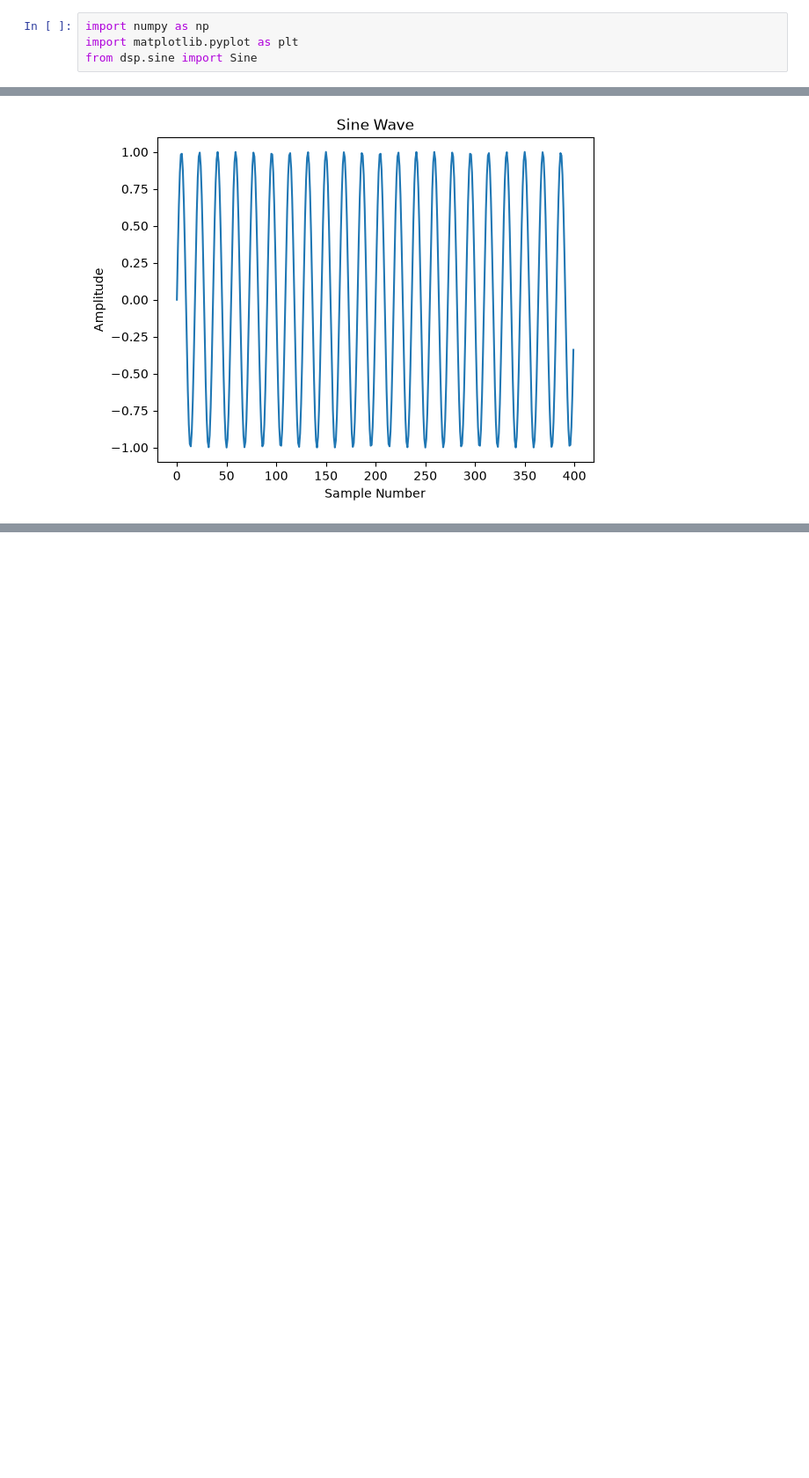
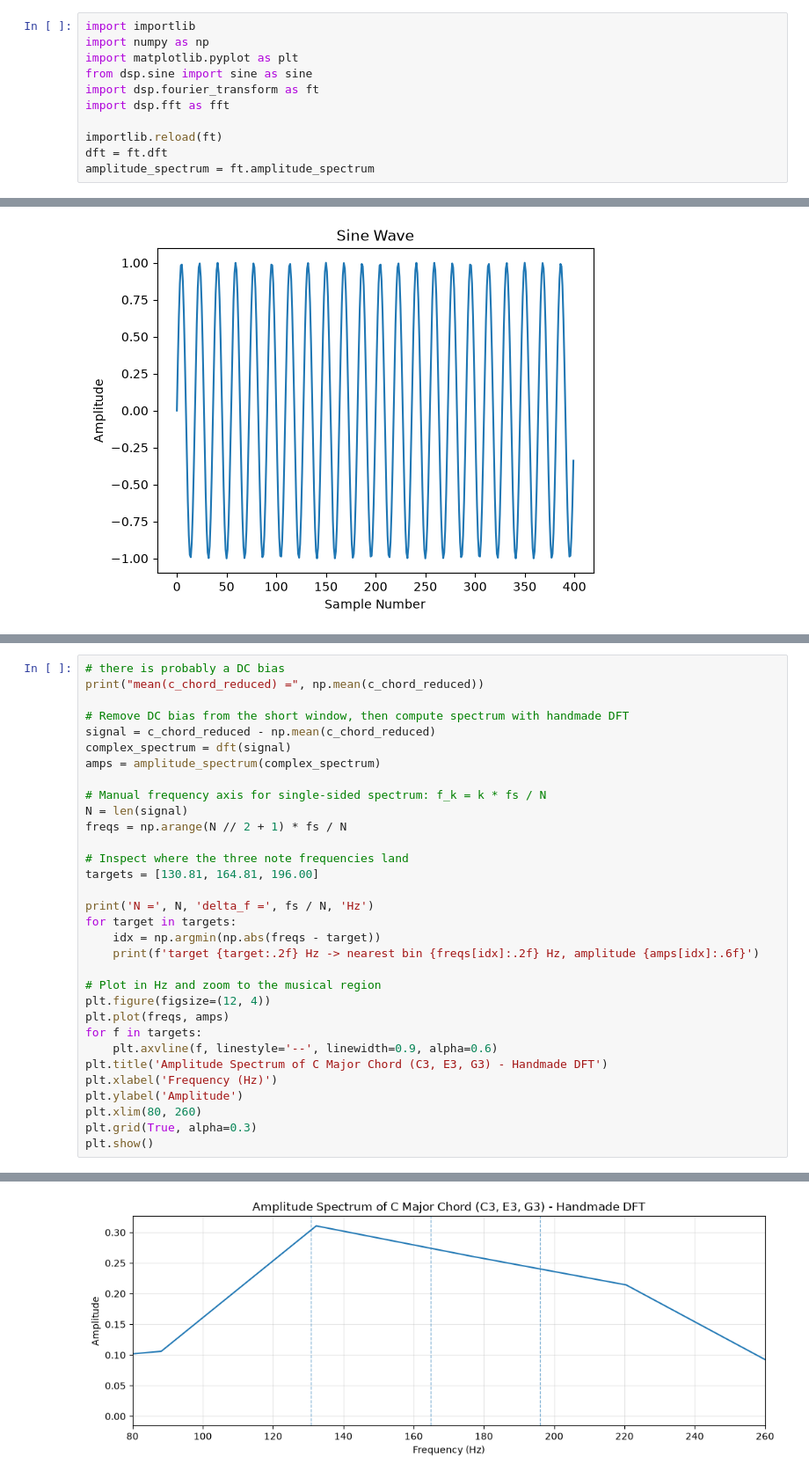
Before and after one commit to GumballGB/chordsense, a Jupyter notebook: explore.ipynb, the cells around one changed output, grey strips where cells are left out. Shown at 88% size. Drawn from its saved outputs; the diff is of its cells as text; blank space fills up the shorter version.

Commit message:
FFT (homegrown) added
I will probably just use the numpy's fft version

```diff
--- a/explore.ipynb
+++ b/explore.ipynb
@@ -1,9 +1,16 @@
 # %% [markdown]
 A test to see sine waves
 # %%
+import importlib
 import numpy as np
 import matplotlib.pyplot as plt
-from dsp.sine import Sine
+from dsp.sine import sine as sine
+import dsp.fourier_transform as ft
+import dsp.fft as fft
+
+importlib.reload(ft)
+dft = ft.dft
+amplitude_spectrum = ft.amplitude_spectrum
 # %%
 # Use matplotlib's interactive mode to generate a sine wave
 
@@ -19,0 +93,33 @@ plt.show()  # Display the plot
+# %%
+# there is probably a DC bias
+print("mean(c_chord_reduced) =", np.mean(c_chord_reduced))
+
+# Remove DC bias from the short window, then compute spectrum with handmade DFT
+signal = c_chord_reduced - np.mean(c_chord_reduced)
+complex_spectrum = dft(signal)
+amps = amplitude_spectrum(complex_spectrum)
+
+# Manual frequency axis for single-sided spectrum: f_k = k * fs / N
+N = len(signal)
+freqs = np.arange(N // 2 + 1) * fs / N
+
+# Inspect where the three note frequencies land
+targets = [130.81, 164.81, 196.00]
+
+print('N =', N, 'delta_f =', fs / N, 'Hz')
+for target in targets:
+    idx = np.argmin(np.abs(freqs - target))
+    print(f'target {target:.2f} Hz -> nearest bin {freqs[idx]:.2f} Hz, amplitude {amps[idx]:.6f}')
+
+# Plot in Hz and zoom to the musical region
+plt.figure(figsize=(12, 4))
+plt.plot(freqs, amps)
+for f in targets:
+    plt.axvline(f, linestyle='--', linewidth=0.9, alpha=0.6)
+plt.title('Amplitude Spectrum of C Major Chord (C3, E3, G3) - Handmade DFT')
+plt.xlabel('Frequency (Hz)')
+plt.ylabel('Amplitude')
+plt.xlim(80, 260)
+plt.grid(True, alpha=0.3)
+plt.show()
+# %% [output]
@@ -19,0 +131 @@ plt.show()  # Display the plot
+[figure, added]
```
Also changed, not shown: parts of 7 cells of this notebook, 4 other files.
